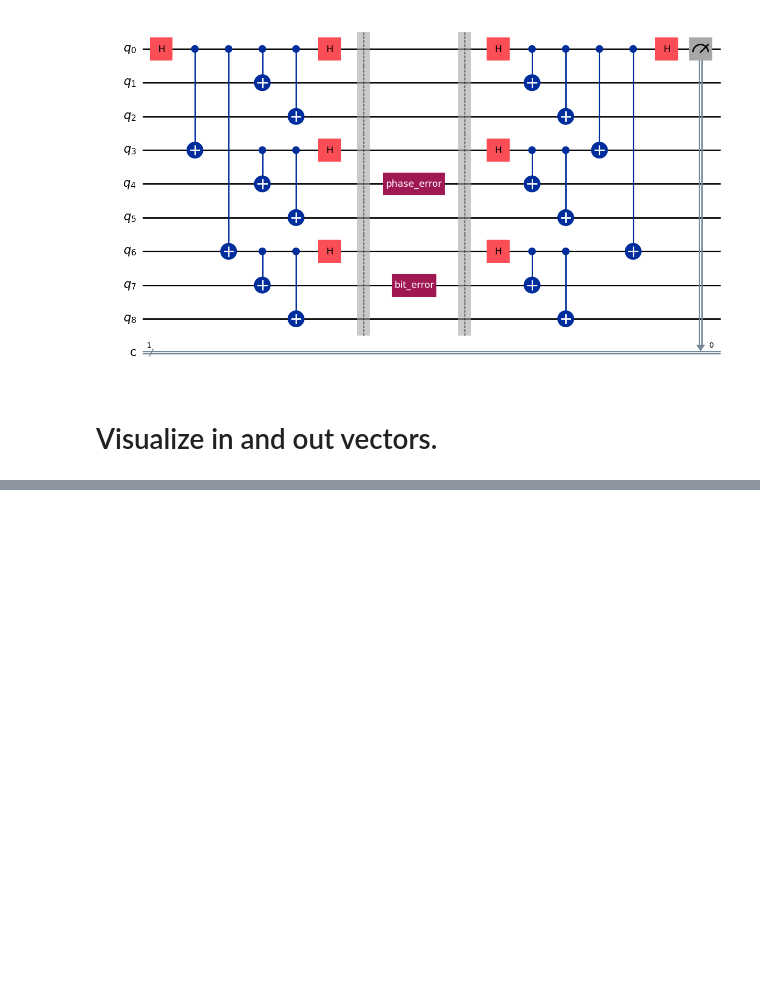
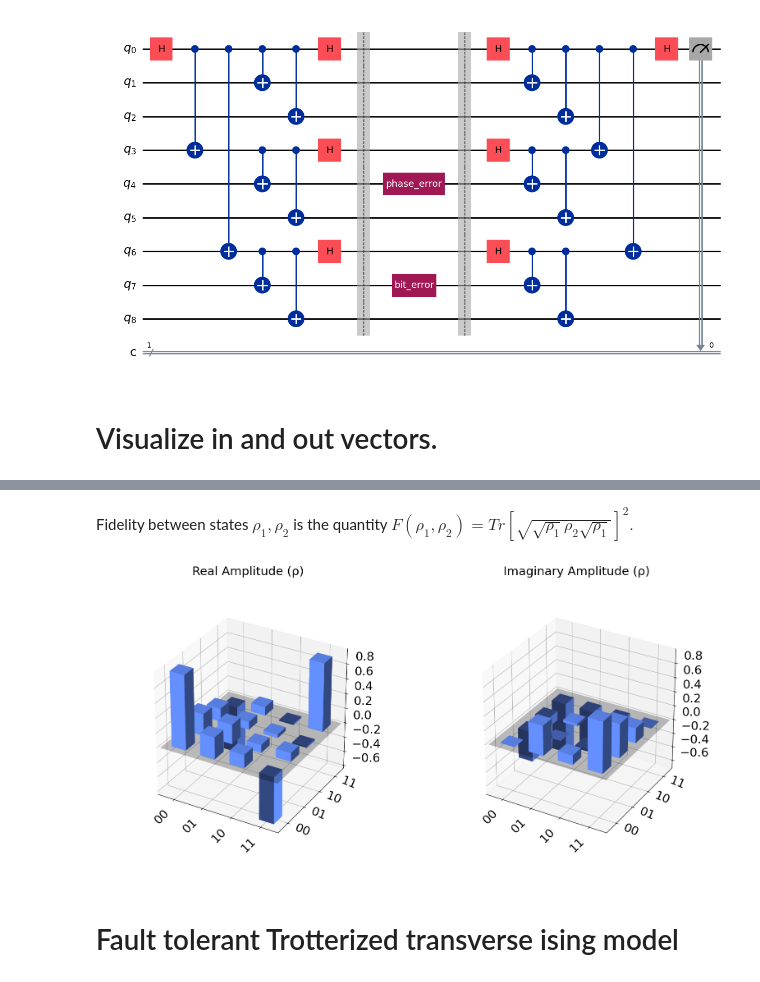
Before and after one commit to davidcherney/quantum_error_correction, a Jupyter notebook: Shor_qecc.ipynb, the cells around one changed output, grey strips where cells are left out. Saved outputs shown, nothing was run; the diff lists cells and outputs as text; code cells hidden in the pictures; blank space fills up the shorter version.

```diff
--- a/Shor_qecc.ipynb
+++ b/Shor_qecc.ipynb
@@ -360,0 +485,43 @@ plt.show()
+# %%
+import numpy as np
+from utils import generate_random_states
+from shor import shor_encode, shor_decode, trace_over_ancilla_qubits
+from qiskit.quantum_info import Statevector, state_fidelity
+from qiskit_aer import AerSimulator
+from qiskit.visualization import plot_state_city
+
+# Example usage
+n_qubits = 2
+random_states = generate_random_states(n_qubits)
+initial_combined_state = np.kron(*[state.data for state in random_states])
+initial_statevector = Statevector(initial_combined_state)
+
+initial_circuit = shor_encode(n_qubits=n_qubits, state_vectors=random_states)
+decoding_circuit = shor_decode(n_qubits=n_qubits)
+
+# Concatenate the encoding and decoding circuits
+complete_circuit = initial_circuit.compose(decoding_circuit)
+
+# Simulate the complete circuit to get the final statevector
+simulator = AerSimulator()
+complete_circuit.save_statevector()
+result = simulator.run(complete_circuit).result()
+final_state = result.get_statevector()
+
+reduced_state_vector = trace_over_ancilla_qubits(final_state,n_qubits).to_statevector()
+# Plot the final statevector
+#plot_state_city(reduced_state)
+fidelity = state_fidelity(initial_statevector, reduced_state_vector)
+# %%
+state_diff = np.array(initial_statevector)-np.array(reduced_state_vector)
+# %% [markdown]
+Fidelity between states $\rho_1,\rho_2$ is the quantity $F(\rho_1, \rho_2) = Tr[\sqrt{\sqrt{\rho_1}\rho_2\sqrt{\rho_1}}]^2.$
+# %%
+import matplotlib.pyplot as plt
+# plt.title("State difference")
+plot_state_city(state_diff)
+# plt.show()
+# %% [output]
+[figure, added]
+# %% [markdown]
+# Fault tolerant Trotterized transverse ising model
```
Also changed, not shown: parts of 15 cells of this notebook, 3 other files.
